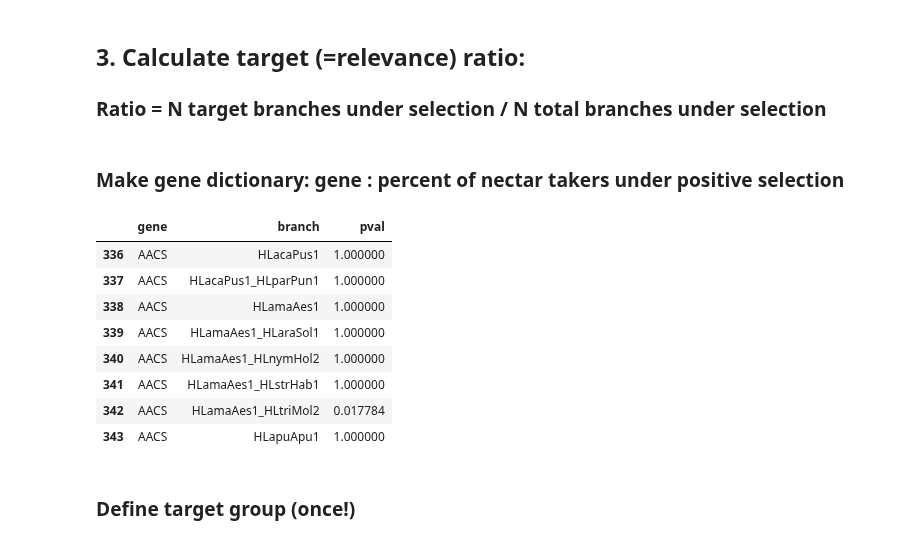
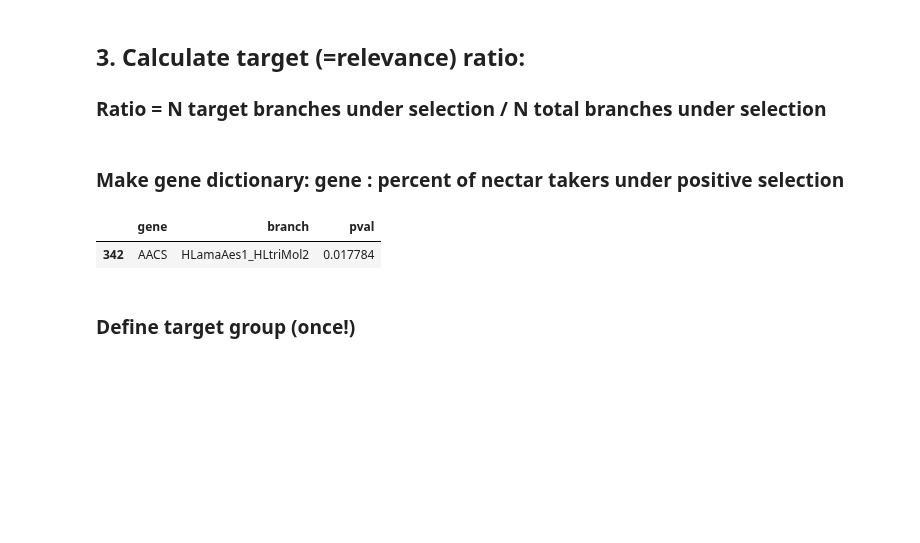
Before and after one commit to osipovarev/absrel, a Jupyter notebook: absrel_analysis.ipynb, the cells around one changed output. Cells and saved outputs as stored; diff of their text form; code cells hidden in the pictures; blank space fills up the shorter version.

```diff
--- a/absrel_analysis.ipynb
+++ b/absrel_analysis.ipynb
@@ -126,12 +89,0 @@ gene_dict = dict(tuple(df))
-# %%
-gene_dict['AACS'].head(8)
-# %% [output]
-|  | gene | branch | pval |
-| 336 | AACS | HLacaPus1 | 1.000000 |
-| 337 | AACS | HLacaPus1_HLparPun1 | 1.000000 |
-| 338 | AACS | HLamaAes1 | 1.000000 |
-| 339 | AACS | HLamaAes1_HLaraSol1 | 1.000000 |
-| 340 | AACS | HLamaAes1_HLnymHol2 | 1.000000 |
-| 341 | AACS | HLamaAes1_HLstrHab1 | 1.000000 |
-| 342 | AACS | HLamaAes1_HLtriMol2 | 0.017784 |
-| 343 | AACS | HLapuApu1 | 1.000000 |
@@ -138,3 +111,8 @@ gene_dict['AACS'].head(8)
+# %%
+gene_dict['AACS']
+# %% [output]
+|  | gene | branch | pval |
+| 342 | AACS | HLamaAes1_HLtriMol2 | 0.017784 |
 # %%
 def calc_target_ratio(target, target_clades):
     ## Takes target name and list of terget branches;
```
Also changed, not shown: parts of 11 cells of this notebook.
